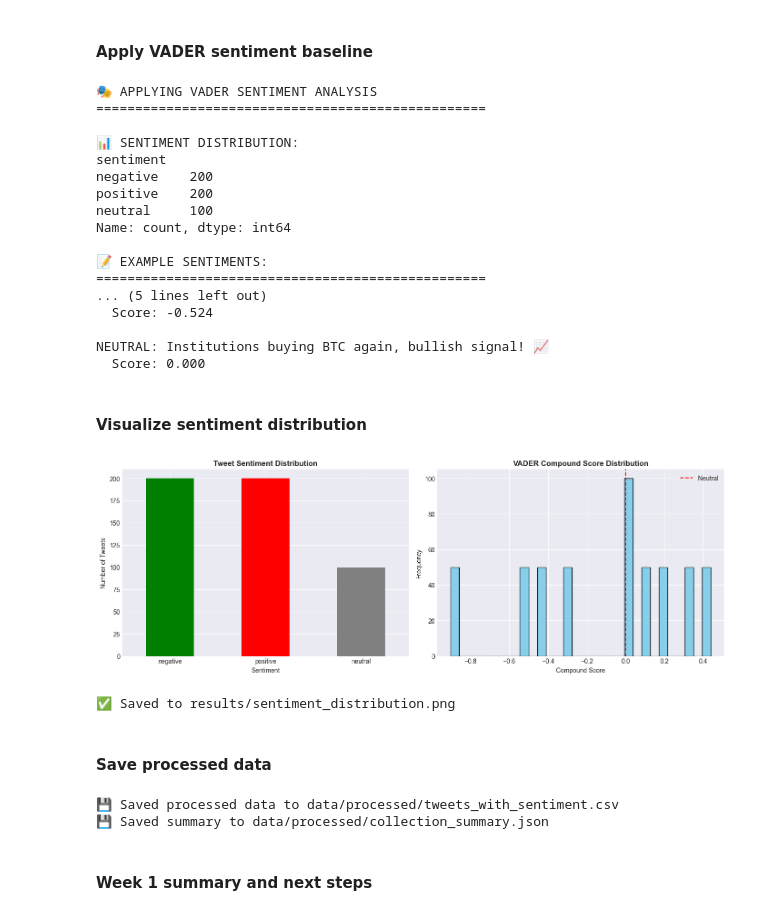
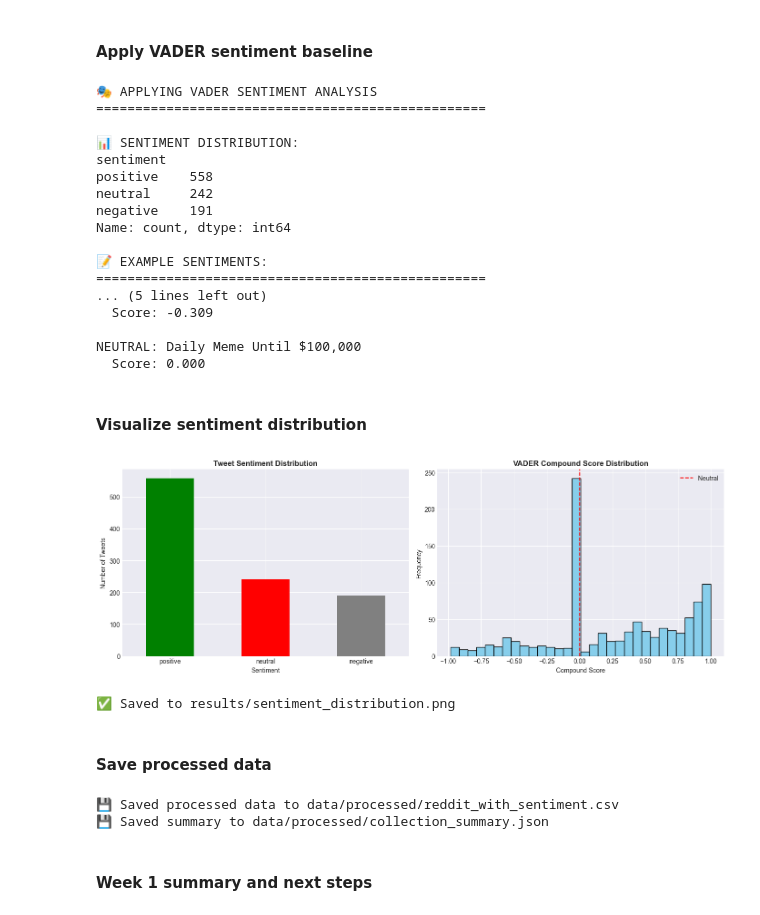
Before and after one commit to hailyyang/crypto-sentiment-classifier, a Jupyter notebook: notebooks/01_data_collection.ipynb, the cells around one changed output. Drawn from its saved outputs; the diff is of its cells as text; code cells hidden in the pictures.

Commit message:
Update data with real time Reddit posts

```diff
--- a/notebooks/01_data_collection.ipynb
+++ b/notebooks/01_data_collection.ipynb
@@ -312,20 +395,20 @@ def get_vader_sentiments(text):
     scores = analyzer.polarity_scores(text)
     return scores
 
-if tweets_df is not None:
+if reddit_df is not None:
     print("\n🎭 APPLYING VADER SENTIMENT ANALYSIS")
     print("=" * 50)
 
     analyzer = SentimentIntensityAnalyzer()
 
-    # apply to all tweets
-    vader_scores = tweets_df['text_cleaned'].apply(get_vader_sentiments)
+    # apply to all reddit posts
+    vader_scores = reddit_df['text_cleaned'].apply(get_vader_sentiments)
 
     # Extract scores
-    tweets_df['vader_neg'] = vader_scores.apply(lambda x: x['neg'])
-    tweets_df['vader_neu'] = vader_scores.apply(lambda x: x['neu'])
-    tweets_df['vader_pos'] = vader_scores.apply(lambda x: x['pos'])
-    tweets_df['vader_compound'] = vader_scores.apply(lambda x: x['compound'])
+    reddit_df['vader_neg'] = vader_scores.apply(lambda x: x['neg'])
+    reddit_df['vader_neu'] = vader_scores.apply(lambda x: x['neu'])
+    reddit_df['vader_pos'] = vader_scores.apply(lambda x: x['pos'])
+    reddit_df['vader_compound'] = vader_scores.apply(lambda x: x['compound'])
 
     # Create sentiment label
     def sentiment_label(compound):
@@ -336,17 +419,17 @@ if tweets_df is not None:
         else:
             return 'neutral'
 
-    tweets_df['sentiment'] = tweets_df['vader_compound'].apply(sentiment_label)
+    reddit_df['sentiment'] = reddit_df['vader_compound'].apply(sentiment_label)
 
     print("\n📊 SENTIMENT DISTRIBUTION:")
-    print(tweets_df['sentiment'].value_counts())
+    print(reddit_df['sentiment'].value_counts())
 
     print("\n📝 EXAMPLE SENTIMENTS:")
     print("=" * 50)
 
     # Show examples from each category
     for sentiment_type in ['positive', 'negative', 'neutral']:
-        example = tweets_df[tweets_df['sentiment'] == sentiment_type].iloc[0]
+        example = reddit_df[reddit_df['sentiment'] == sentiment_type].iloc[0]
         print(f"\n{sentiment_type.upper()}: {example['text_cleaned']}")
         print(f"  Score: {example['vader_compound']:.3f}")
 # %% [output]
@@ -355,65 +438,65 @@ if tweets_df is not None:
 
 📊 SENTIMENT DISTRIBUTION:
 sentiment
-negative    200
-positive    200
-neutral     100
+positive    558
+neutral     242
+negative    191
 Name: count, dtype: int64
 
 📝 EXAMPLE SENTIMENTS:
 ==================================================
 ... (5 lines left out)
-  Score: -0.524
+  Score: -0.309
 
-NEUTRAL: Institutions buying BTC again, bullish signal! 📈
+NEUTRAL: Daily Meme Until $100,000
   Score: 0.000
 # %% [markdown]
 #### Visualize sentiment distribution
 # %%
-if tweets_df is not None:
+if reddit_df is not None:
     fig, axes = plt.subplots(1, 2, figsize=(14, 5))
 
     # Sentiment counts
-    tweets_df['sentiment'].value_counts().plot(kind='bar', ax=axes[0], color=['green', 'red', 'gray'])
+    reddit_df['sentiment'].value_counts().plot(kind='bar', ax=axes[0], color=['green', 'red', 'gray'])
     axes[0].set_title('Tweet Sentiment Distribution', fontsize=12, fontweight='bold')
     axes[0].set_xlabel('Sentiment')
     axes[0].set_ylabel('Number of Tweets')
     axes[0].tick_params(axis='x', rotation=0)
 
     # Compound score distribution
-    axes[1].hist(tweets_df['vader_compound'], bins=30, color='skyblue', edgecolor='black')
+    axes[1].hist(reddit_df['vader_compound'], bins=30, color='skyblue', edgecolor='black')
     axes[1].set_title('VADER Compound Score Distribution', fontsize=12, fontweight='bold')
     axes[1].set_xlabel('Compound Score')
     axes[1].set_ylabel('Frequency')
     axes[1].axvline(x=0, color='red', linestyle='--', label='Neutral')
     axes[1].legend()
 
     plt.tight_layout()
     plt.savefig('../results/sentiment_distribution.png', dpi=300, bbox_inches='tight')
     plt.show()
     print("\n✅ Saved to results/sentiment_distribution.png")
 # %% [output]
-[figure, old version]
+[figure, new version]
 ✅ Saved to results/sentiment_distribution.png
 # %% [markdown]
 #### Save processed data
 # %%
-if tweets_df is not None:
-    # Save processed tweets with sentiment
-    tweets_df.to_csv('../data/processed/tweets_with_sentiment.csv', index=False)
-    print("\n💾 Saved processed data to data/processed/tweets_with_sentiment.csv")
+if reddit_df is not None:
+    # Save processed posts with sentiment
+    reddit_df.to_csv('../data/processed/reddit_with_sentiment.csv', index=False)
+    print("\n💾 Saved processed data to data/processed/reddit_with_sentiment.csv")
 
     # Create a summary report
     summary = {
         'collection_date': datetime.now().isoformat(),
-        'total_tweets': len(tweets_df),
+        'total_posts': len(reddit_df),
         'date_range': {
-            'start': tweets_df['timestamp'].min().isoformat(),
-            'end': tweets_df['timestamp'].max().isoformat()
+            'start': reddit_df['timestamp'].min().isoformat(),
+            'end': reddit_df['timestamp'].max().isoformat()
         },
-        'sentiment_distribution': tweets_df['sentiment'].value_counts().to_dict(),
-        'avg_sentiment_score': float(tweets_df['vader_compound'].mean()),
-        'keywords_used': crypto_keywords
+        'sentiment_distribution': reddit_df['sentiment'].value_counts().to_dict(),
+        'avg_sentiment_score': float(reddit_df['vader_compound'].mean()),
+        'data_source': 'Bitcoin_data_991.csv'
     }
 
     with open('../data/processed/collection_summary.json', 'w') as f:
@@ -421,7 +504,7 @@ if tweets_df is not None:
 
     print("💾 Saved summary to data/processed/collection_summary.json")
 # %% [output]
-💾 Saved processed data to data/processed/tweets_with_sentiment.csv
+💾 Saved processed data to data/processed/reddit_with_sentiment.csv
 💾 Saved summary to data/processed/collection_summary.json
 # %% [markdown]
 #### Week 1 summary and next steps
```
Also changed, not shown: parts of 13 cells of this notebook, 3 other files.
